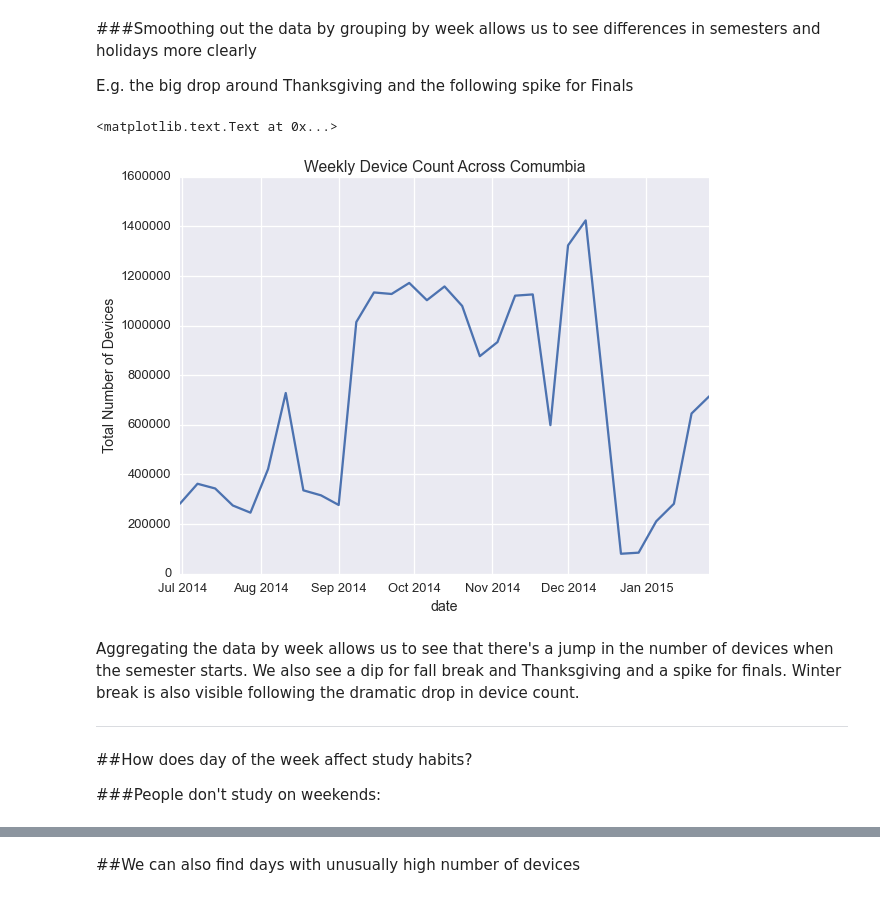
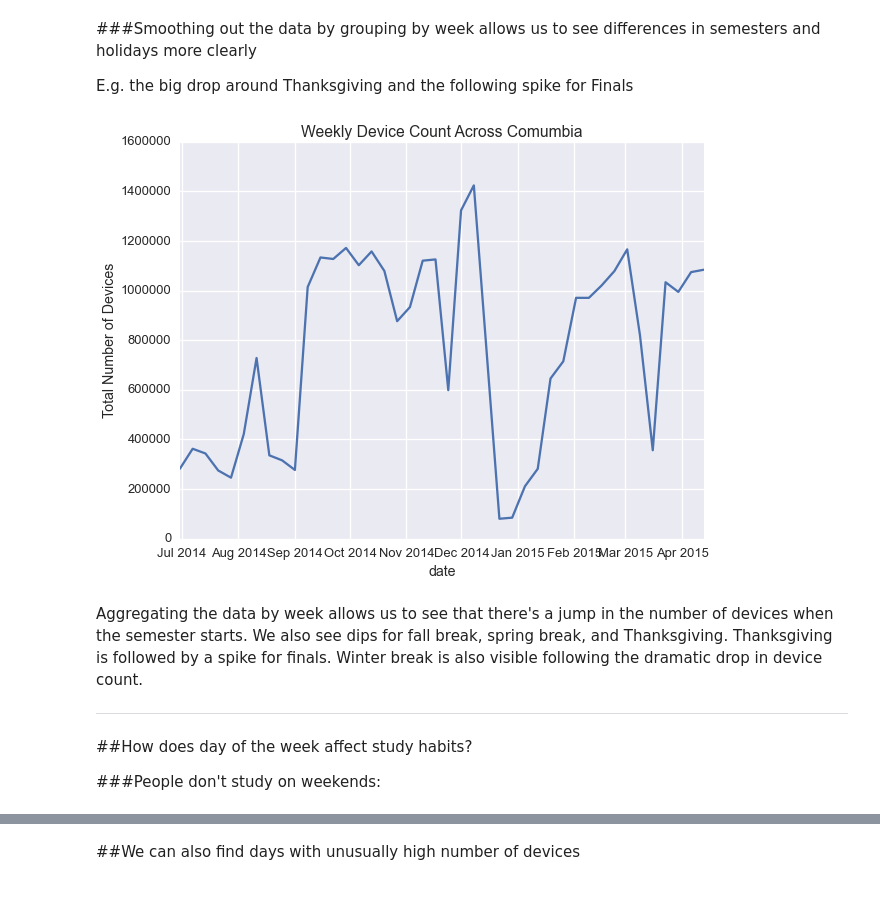
Before and after one commit to ADI-Labs/density, a Jupyter notebook: datasci/density_demo.ipynb, the cells around one changed output, grey strips where cells are left out. Saved outputs shown, nothing was run; the diff lists cells and outputs as text; code cells hidden in the pictures.

Commit message:
updating blog post w more data

```diff
--- a/datasci/density_demo.ipynb
+++ b/datasci/density_demo.ipynb
@@ -160,9 +161,8 @@ There's a clear weekly cycle in the number of devices connected across campus.
 # %%
 raw['date'] = raw.index.date
 raw['weekofyear'] = raw.index.weekofyear
-weeks = raw['2014-06-30':'2015-02-01'].groupby('weekofyear').client_count.sum()
-weeks
-weeks.index = list(weeks[weeks.index < 27].index + 52) + list(weeks.index[5:])
+weeks = raw['2014-06-30':'2015-4-19'].groupby('weekofyear').client_count.sum()
+weeks.index = list(weeks[weeks.index < 27].index + 52) + list(weeks.index[16:])
 weeks = weeks.sort_index()
 # %% [markdown]
 ###Smoothing out the data by grouping by week allows us to see differences in semesters and holidays more clearly
@@ -170,16 +170,16 @@ weeks = weeks.sort_index()
 E.g. the big drop around Thanksgiving and the following spike for Finals
 # %%
 f, ax = plt.subplots(figsize=(9, 7))
-weeks.index = raw[raw.index.dayofweek == 0]['2014-06-30':'2015-02-01']['date'].drop_duplicates()
+weeks.index = raw[raw.index.dayofweek == 0]['2014-06-30':'2015-04-19']['date'].drop_duplicates()
 weeks.plot(ax=ax)
 plt.tight_layout()
 plt.title('Weekly Device Count Across Comumbia')
 plt.ylabel('Total Number of Devices')
+plt.savefig('weekly_count.png')
 # %% [output]
-<matplotlib.text.Text at 0x...>
-[figure, old version]
+[figure, new version]
 # %% [markdown]
-Aggregating the data by week allows us to see that there's a jump in the number of devices when the semester starts.  We also see a dip for fall break and Thanksgiving and a spike for finals.  Winter break is also visible following the dramatic drop in device count.
+Aggregating the data by week allows us to see that there's a jump in the number of devices when the semester starts.  We also see dips for fall break, spring break, and Thanksgiving.  Thanksgiving is followed by a spike for finals.  Winter break is also visible following the dramatic drop in device count.
 
 ---
 
```
Also changed, not shown: parts of 11 cells of this notebook, 7 other files.
